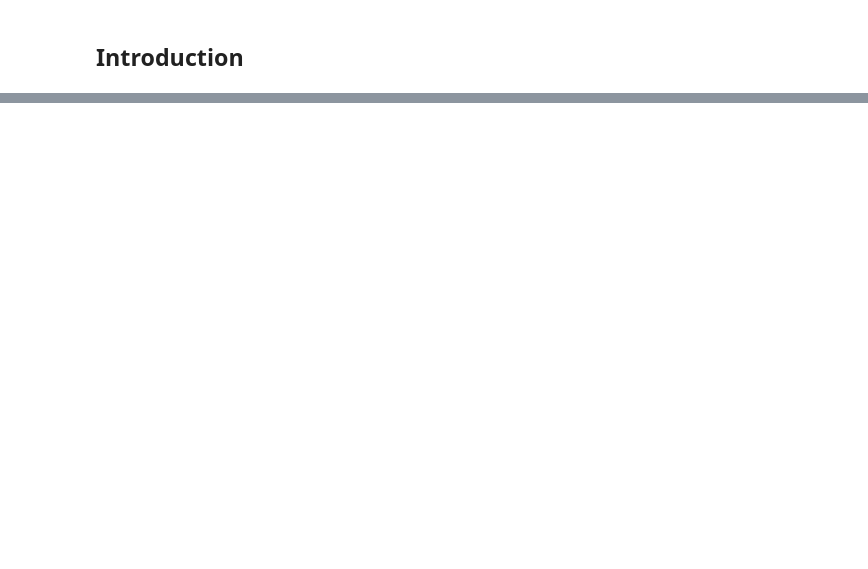
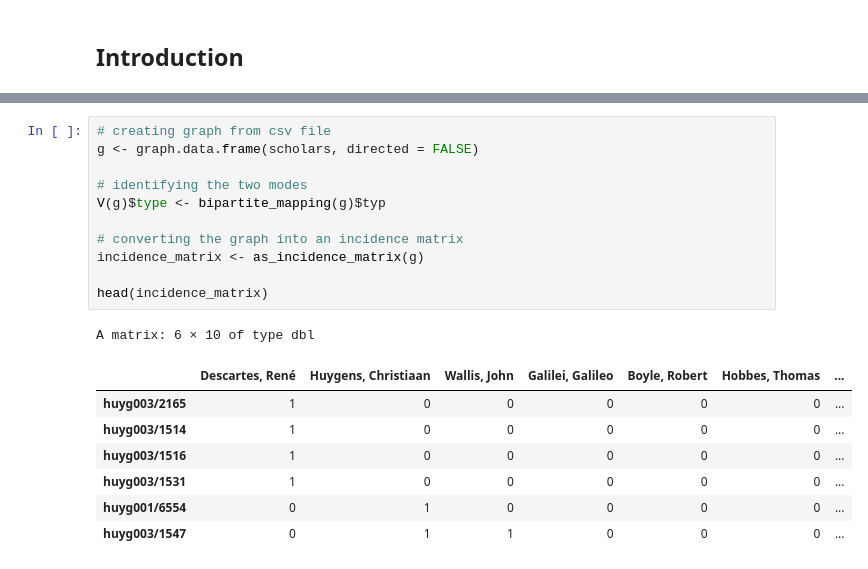
Before and after one commit to paolo-rossini-1991/co-citation_analysis_for_historians, a Jupyter notebook: Co-citation tutorial.ipynb, the cells around one changed output, grey strips where cells are left out. Drawn from its saved outputs; the diff is of its cells as text; blank space fills up the shorter version.

```diff
--- a/Co-citation tutorial.ipynb
+++ b/Co-citation tutorial.ipynb
@@ -18,0 +62,20 @@ First, let us have a look at our data set.
+# %%
+# creating graph from csv file
+g <- graph.data.frame(scholars, directed = FALSE)
+
+# identifying the two modes
+V(g)$type <- bipartite_mapping(g)$typ
+
+# converting the graph into an incidence matrix
+incidence_matrix <- as_incidence_matrix(g)
+
+head(incidence_matrix)
+# %% [output]
+A matrix: 6 × 10 of type dbl
+|  | Descartes, René | Huygens, Christiaan | Wallis, John | Galilei, Galileo | Boyle, Robert | Hobbes, Thomas | ... |
+| huyg003/2165 | 1 | 0 | 0 | 0 | 0 | 0 | ... |
+| huyg003/1514 | 1 | 0 | 0 | 0 | 0 | 0 | ... |
+| huyg003/1516 | 1 | 0 | 0 | 0 | 0 | 0 | ... |
+| huyg003/1531 | 1 | 0 | 0 | 0 | 0 | 0 | ... |
+| huyg001/6554 | 0 | 1 | 0 | 0 | 0 | 0 | ... |
+| huyg003/1547 | 0 | 1 | 1 | 0 | 0 | 0 | ... |
```
Also changed, not shown: parts of 25 cells of this notebook, 1 other file.
